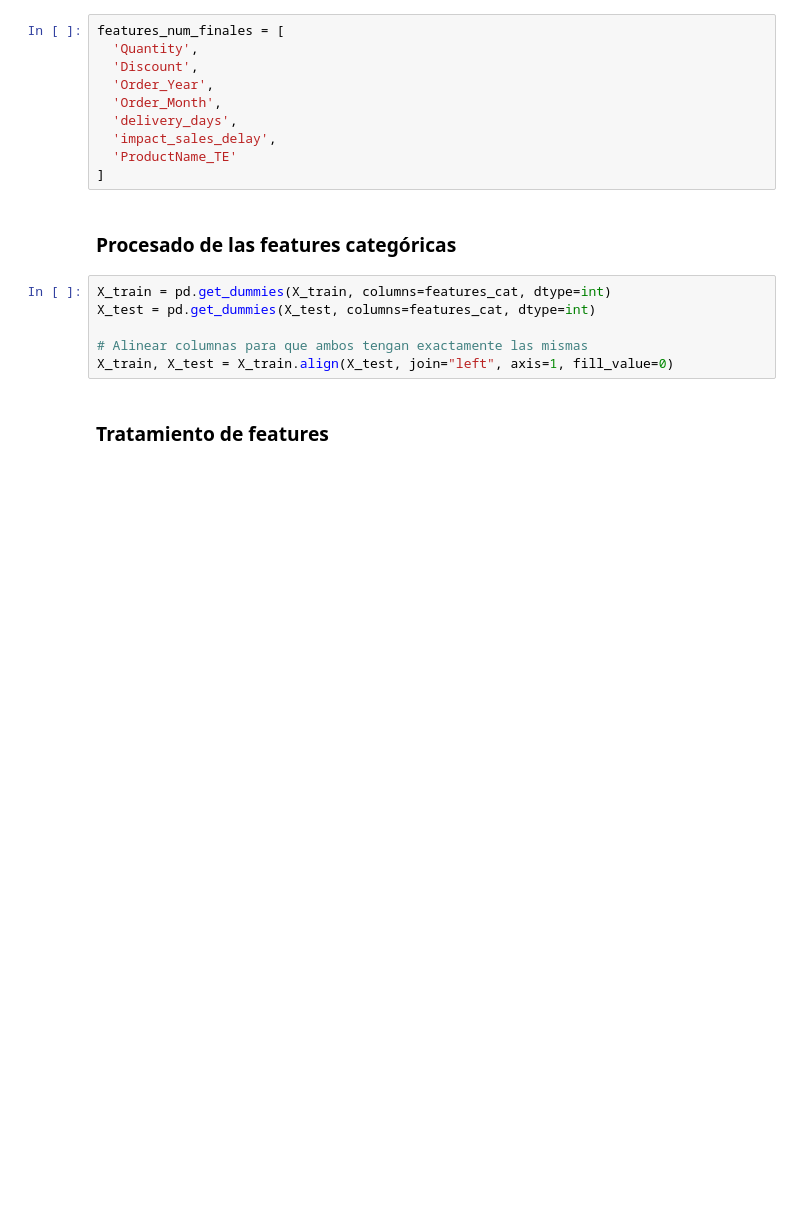
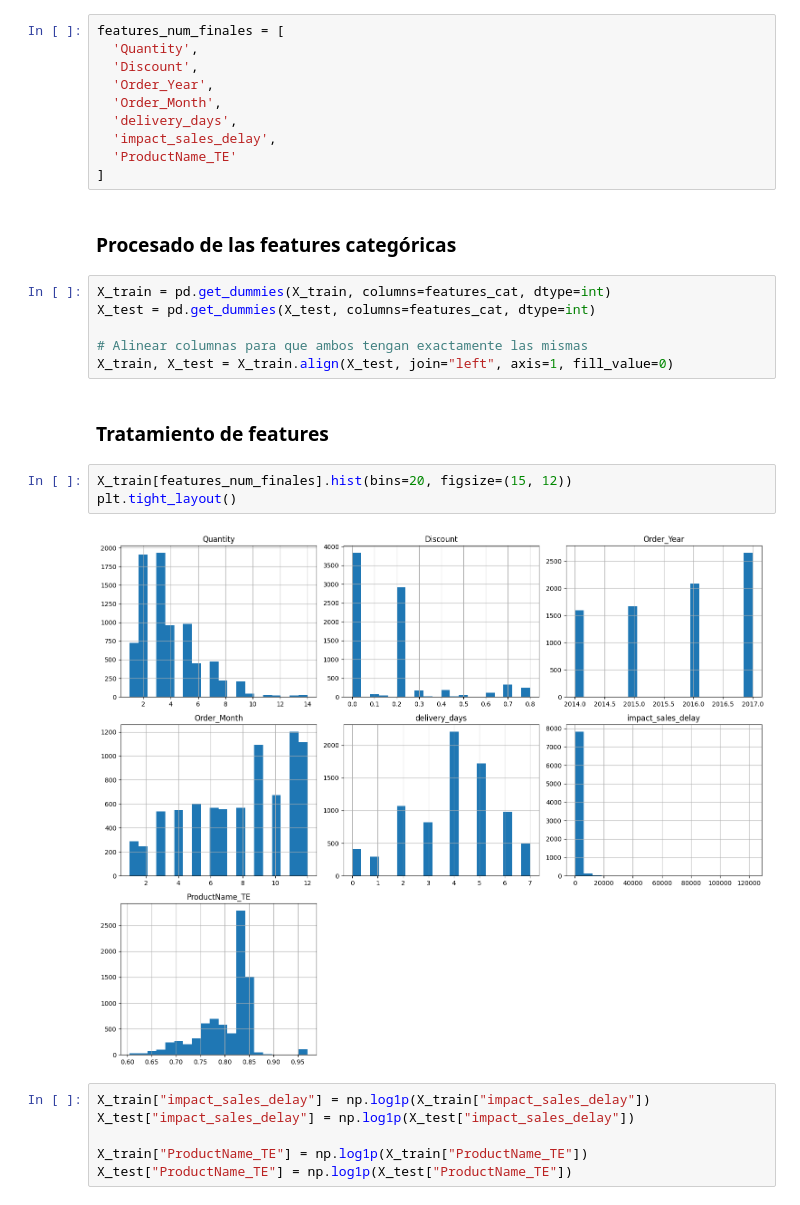
Before and after one commit to asgr29/ML_Predicci-n_Rese-as_Amazon, a Jupyter notebook: src/notebooks/notebook_sucio.ipynb, the cells around one changed output. Drawn from its saved outputs; the diff is of its cells as text; blank space fills up the shorter version.

```diff
--- a/src/notebooks/notebook_sucio.ipynb
+++ b/src/notebooks/notebook_sucio.ipynb
@@ -695,3 +695,14 @@ X_test = pd.get_dummies(X_test, columns=features_cat, dtype=int)
 X_train, X_test = X_train.align(X_test, join="left", axis=1, fill_value=0)
 # %% [markdown]
 ### Tratamiento de features
+# %%
+X_train[features_num_finales].hist(bins=20, figsize=(15, 12))
+plt.tight_layout()
+# %% [output]
+[figure, added]
+# %%
+X_train["impact_sales_delay"] = np.log1p(X_train["impact_sales_delay"])
+X_test["impact_sales_delay"] = np.log1p(X_test["impact_sales_delay"])
+
+X_train["ProductName_TE"] = np.log1p(X_train["ProductName_TE"])
+X_test["ProductName_TE"] = np.log1p(X_test["ProductName_TE"])
```
Also changed, not shown: parts of 9 cells of this notebook.
